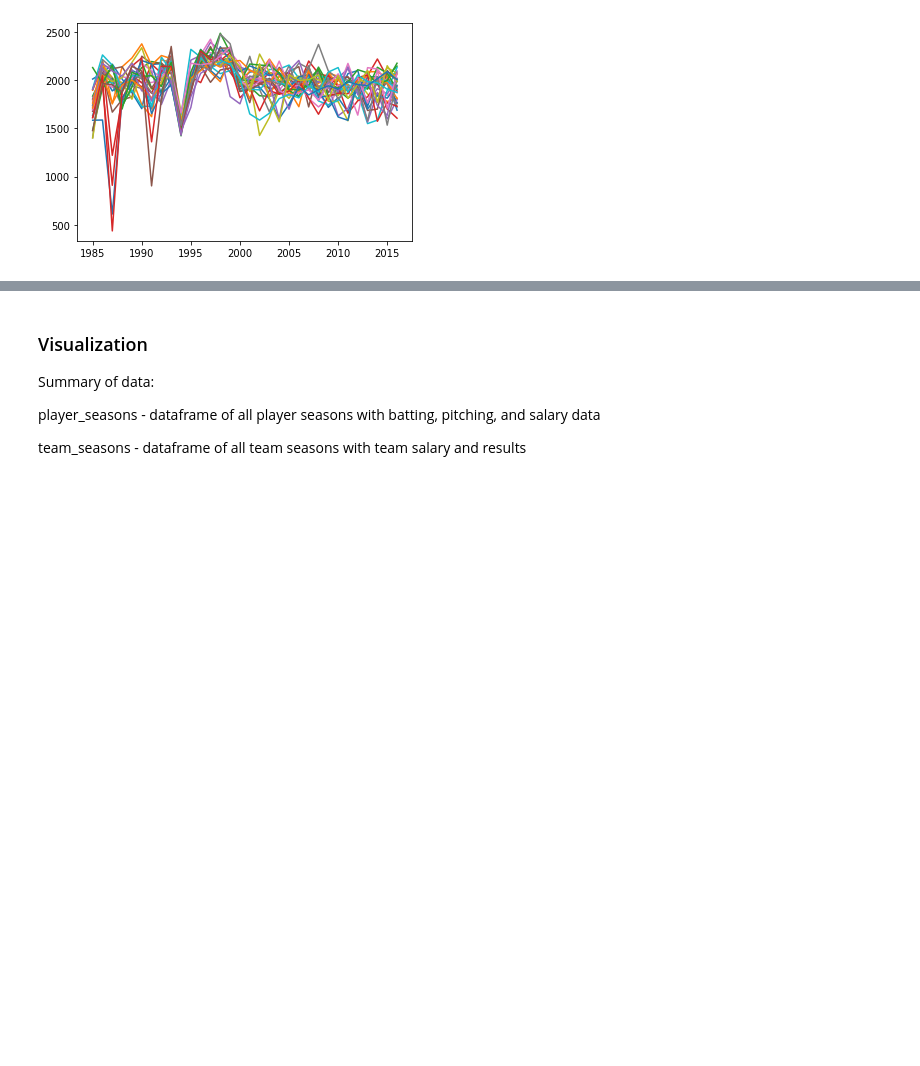
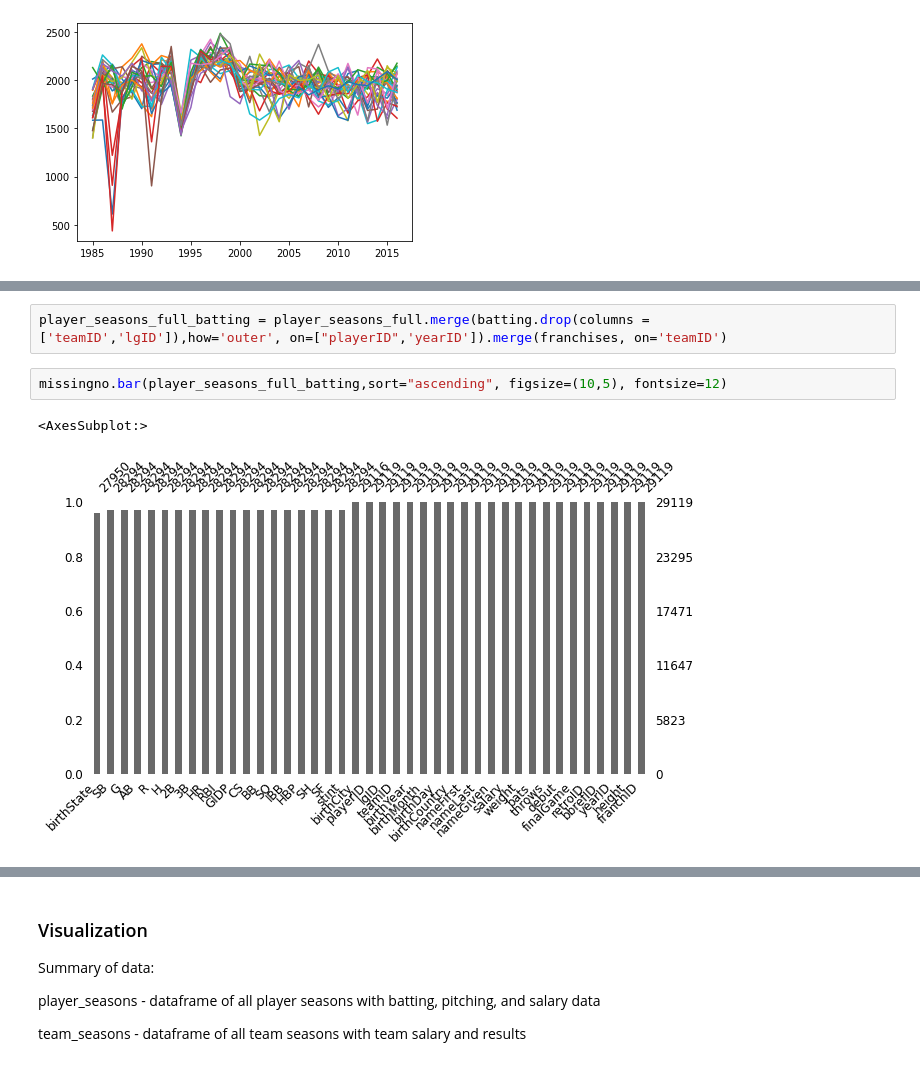
Before and after one commit to afspicciati/NYCDSA-Python-Data-Analysis-Project, a Jupyter notebook: project_lahman.ipynb, the cells around one changed output, grey strips where cells are left out. Drawn from its saved outputs; the diff is of its cells as text; blank space fills up the shorter version.

```diff
--- a/project_lahman.ipynb
+++ b/project_lahman.ipynb
@@ -181,0 +198,7 @@ for key in games_by_year_team_salary['franchID'].unique():
+# %%
+player_seasons_full_batting = player_seasons_full.merge(batting.drop(columns = ['teamID','lgID']),how='outer', on=["playerID",'yearID']).merge(franchises, on='teamID')
+# %%
+missingno.bar(player_seasons_full_batting,sort="ascending", figsize=(10,5), fontsize=12)
+# %% [output]
+<AxesSubplot:>
+[figure, added]
```
Also changed, not shown: parts of 36 cells of this notebook, 4 other files.
